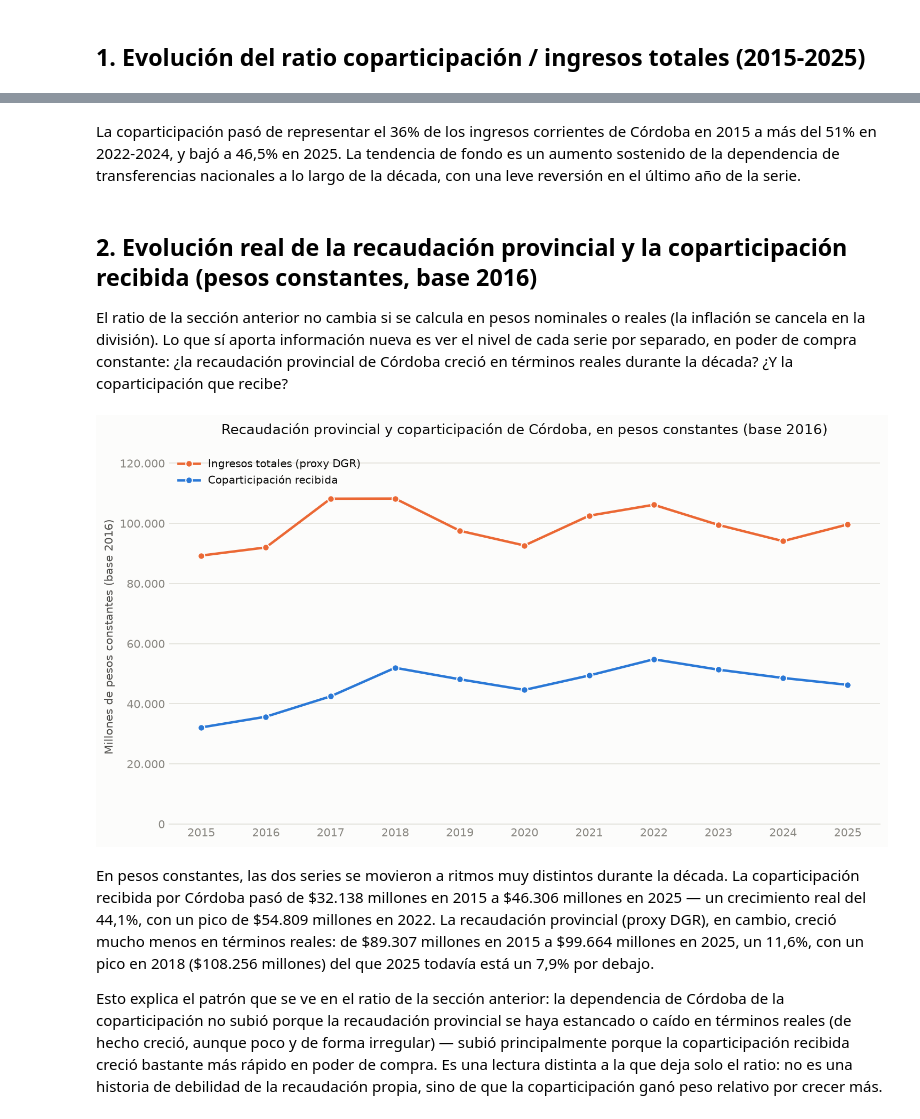
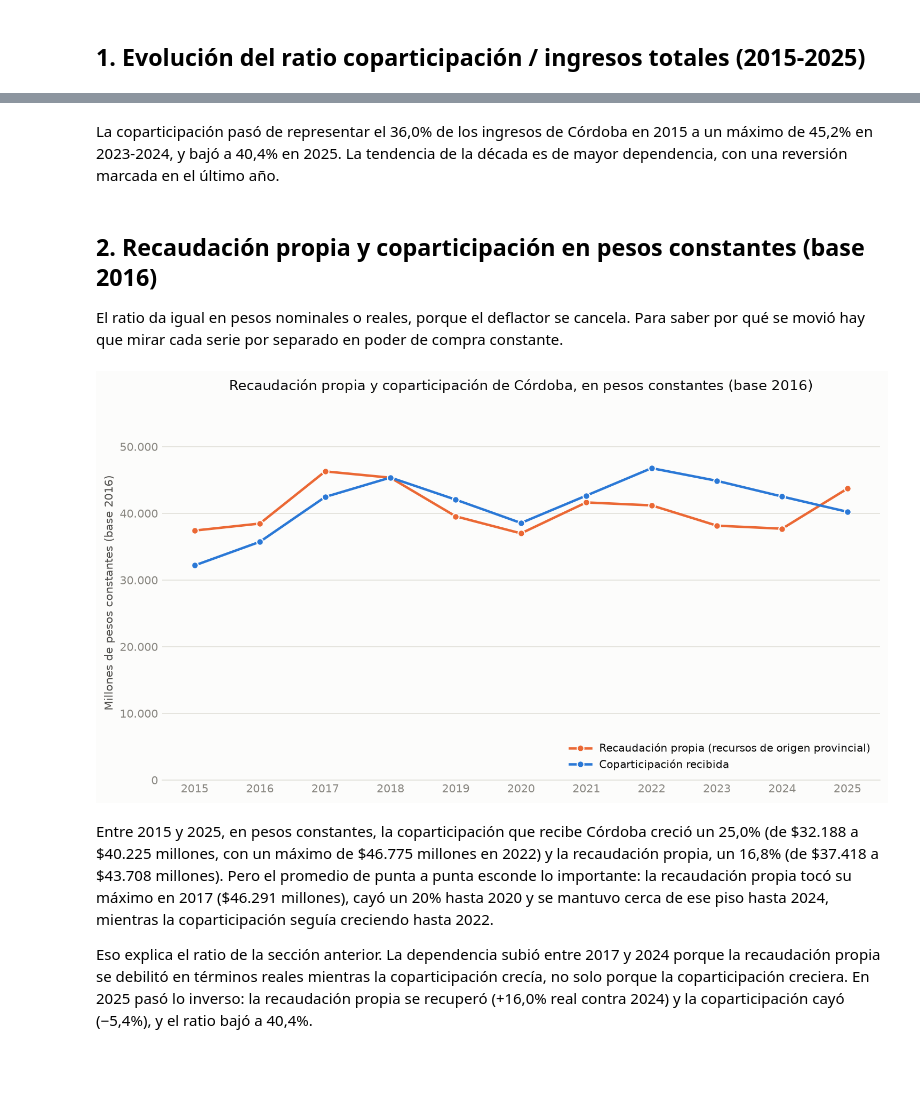
Before and after one commit to llorenzomagnano-sys/Portafolio-Lorenzo, a Jupyter notebook: notebooks/04_dependencia_fiscal_cordoba.ipynb, the cells around one changed output, grey strips where cells are left out. Drawn from its saved outputs; the diff is of its cells as text; code cells hidden in the pictures; blank space fills up the shorter version.

```diff
--- a/notebooks/04_dependencia_fiscal_cordoba.ipynb
+++ b/notebooks/04_dependencia_fiscal_cordoba.ipynb
@@ -125,69 +122,62 @@ plt.show()
 # %% [markdown]
-La coparticipación pasó de representar el 36% de los ingresos corrientes de
-Córdoba en 2015 a más del 51% en 2022-2024, y bajó a 46,5% en 2025. La tendencia de
-fondo es un aumento sostenido de la dependencia de transferencias nacionales a lo
-largo de la década, con una leve reversión en el último año de la serie.
+La coparticipación pasó de representar el 36,0% de los ingresos de Córdoba en 2015 a un
+máximo de 45,2% en 2023-2024, y bajó a 40,4% en 2025. La tendencia de la década es de
+mayor dependencia, con una reversión marcada en el último año.
 # %% [markdown]
-## 2. Evolución real de la recaudación provincial y la coparticipación recibida (pesos constantes, base 2016)
+## 2. Recaudación propia y coparticipación en pesos constantes (base 2016)
 
-El ratio de la sección anterior no cambia si se calcula en pesos nominales o reales
-(la inflación se cancela en la división). Lo que sí aporta información nueva es ver el
-nivel de cada serie por separado, en poder de compra constante: ¿la recaudación
-provincial de Córdoba creció en términos reales durante la década? ¿Y la
-coparticipación que recibe?
+El ratio da igual en pesos nominales o reales, porque el deflactor se cancela. Para saber
+por qué se movió hay que mirar cada serie por separado en poder de compra constante.
 # %%
 COLOR_INGRESOS = "#eb6834"
 
 fig, ax = plt.subplots(figsize=(10, 5.5), dpi=150)
 
 ax.plot(
-    df["anio"], df["ingresos_totales_real_base2016_pesos"] / 1e6,
+    df["anio"], df["recursos_propios_real_base2016_pesos"] / 1e6,
     color=COLOR_INGRESOS, linewidth=2.2, marker="o", markersize=6,
     markerfacecolor=COLOR_INGRESOS, markeredgecolor=SURFACE, markeredgewidth=1,
-    label="Ingresos totales (proxy DGR)",
+    label="Recaudación propia (recursos de origen provincial)",
 )
 ax.plot(
     df["anio"], df["coparticipacion_real_base2016_pesos"] / 1e6,
     color=COLOR_RATIO, linewidth=2.2, marker="o", markersize=6,
     markerfacecolor=COLOR_RATIO, markeredgecolor=SURFACE, markeredgewidth=1,
     label="Coparticipación recibida",
 )
 
 ax.set_title(
-    "Recaudación provincial y coparticipación de Córdoba, en pesos constantes (base 2016)",
+    "Recaudación propia y coparticipación de Córdoba, en pesos constantes (base 2016)",
     fontsize=12.5, color=INK_PRIMARY, pad=14,
 )
 ax.set_ylabel("Millones de pesos constantes (base 2016)", fontsize=10)
 ax.set_xlabel("")
 ax.xaxis.set_major_locator(mticker.MultipleLocator(1))
 ax.yaxis.set_major_formatter(mticker.FuncFormatter(lambda x, _: f"{x:,.0f}".replace(",", ".")))
-ax.set_ylim(0, df["ingresos_totales_real_base2016_pesos"].max() / 1e6 * 1.15)
+ax.set_ylim(0, df[["recursos_propios_real_base2016_pesos", "coparticipacion_real_base2016_pesos"]].max().max() / 1e6 * 1.2)
 ax.grid(axis="y", color=GRID_COLOR, linewidth=0.8)
 ax.set_axisbelow(True)
 for spine in ["top", "right", "left"]:
     ax.spines[spine].set_visible(False)
 ax.spines["bottom"].set_color(GRID_COLOR)
 ax.tick_params(axis="both", length=0)
-ax.legend(frameon=False, loc="upper left", fontsize=9.5)
+ax.legend(frameon=False, loc="lower right", fontsize=9.5)
 
 fig.tight_layout()
 fig.savefig(FIGURES_DIR / "dependencia_fiscal_cordoba_real.png", dpi=300, facecolor=SURFACE)
 plt.show()
 # %% [output]
-[figure, old version]
+[figure, new version]
 # %% [markdown]
-En pesos constantes, las dos series se movieron a ritmos muy distintos durante la
-década. La coparticipación recibida por Córdoba pasó de \$32.138 millones en 2015 a
-\$46.306 millones en 2025 — un crecimiento real del 44,1%, con un pico de \$54.809
-millones en 2022. La recaudación provincial (proxy DGR), en cambio, creció mucho menos
-en términos reales: de \$89.307 millones en 2015 a \$99.664 millones en 2025, un
-11,6%, con un pico en 2018 (\$108.256 millones) del que 2025 todavía está un 7,9% por
-debajo.
+Entre 2015 y 2025, en pesos constantes, la coparticipación que recibe Córdoba creció un
+25,0% (de \$32.188 a \$40.225 millones, con un máximo de \$46.775 millones en 2022) y la
+recaudación propia, un 16,8% (de \$37.418 a \$43.708 millones). Pero el promedio de
+punta a punta esconde lo importante: la recaudación propia tocó su máximo en 2017
+(\$46.291 millones), cayó un 20% hasta 2020 y se mantuvo cerca de ese piso hasta 2024,
+mientras la coparticipación seguía creciendo hasta 2022.
 
-Esto explica el patrón que se ve en el ratio de la sección anterior: la dependencia de
-Córdoba de la coparticipación no subió porque la recaudación provincial se haya
-estancado o caído en términos reales (de hecho creció, aunque poco y de forma
-irregular) — subió principalmente porque la coparticipación recibida creció bastante
-más rápido en poder de compra. Es una lectura distinta a la que deja solo el ratio: no
-es una historia de debilidad de la recaudación propia, sino de que la coparticipación
-ganó peso relativo por crecer más.
+Eso explica el ratio de la sección anterior. La dependencia subió entre 2017 y 2024
+porque la recaudación propia se debilitó en términos reales mientras la coparticipación
+crecía, no solo porque la coparticipación creciera. En 2025 pasó lo inverso: la
+recaudación propia se recuperó (+16,0% real contra 2024) y la coparticipación cayó
+(−5,4%), y el ratio bajó a 40,4%.
```
Also changed, not shown: parts of 10 cells of this notebook, 8 other files.
